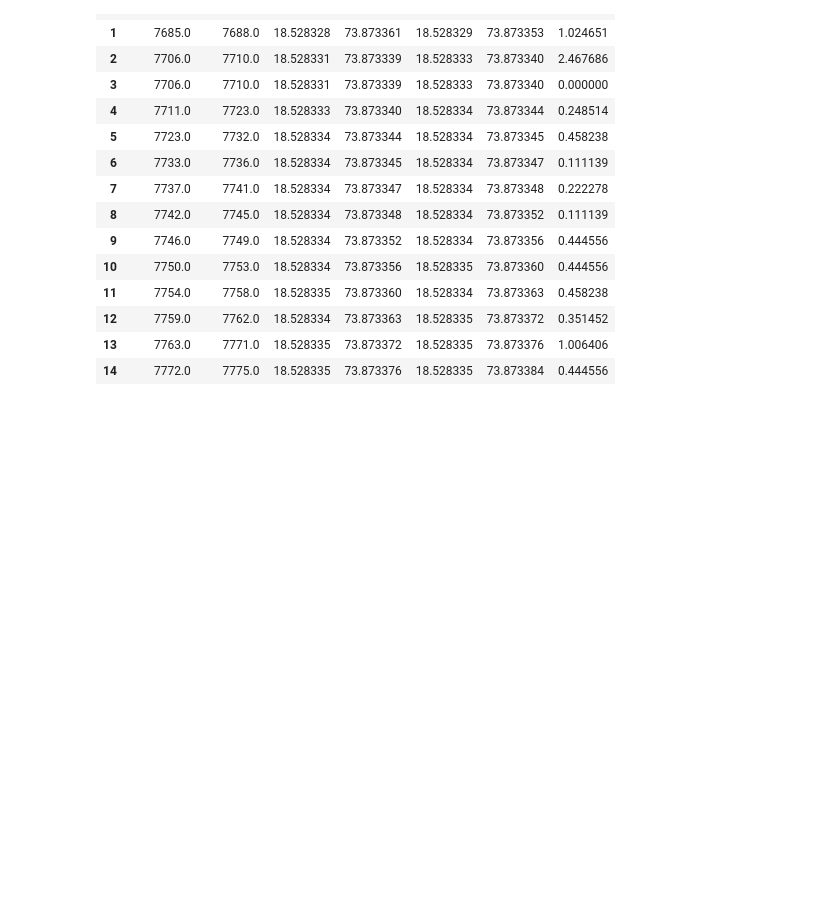
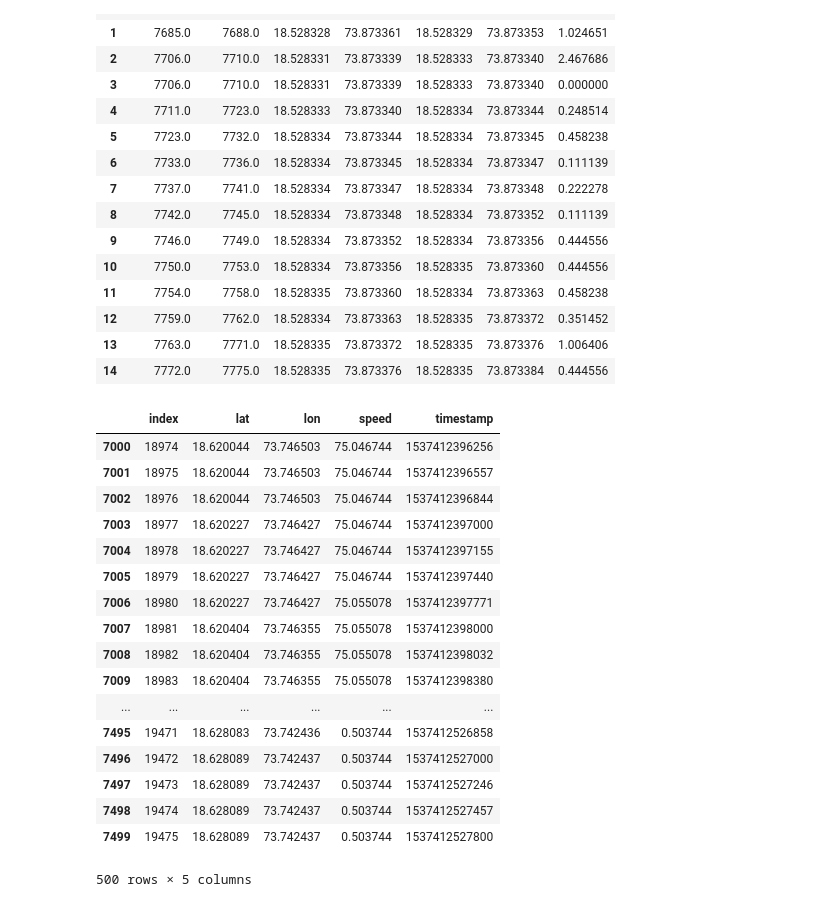
Before and after one commit to anish2197/data-analystics, a Jupyter notebook: Day 6 and 7.ipynb, the cells around one changed output. Saved outputs shown, nothing was run; the diff lists cells and outputs as text; code cells hidden in the pictures; blank space fills up the shorter version.

```diff
--- a/Day 6 and 7.ipynb
+++ b/Day 6 and 7.ipynb
@@ -645,5 +645,27 @@ def remove_duplicates(df_turns):
 
     if (np.absolute(start_frame1 - start_frame2) >= FRAMES_THRESHOLD) or (np.absolute(end_frame1 - end_frame2) >= FRAMES_THRESHOLD):
         #Need to finish
+# %%
+import gmplot as gm
+df_trip
+# %% [output]
+|  | index | lat | lon | speed | timestamp |
+| 7000 | 18974 | 18.620044 | 73.746503 | 75.046744 | 1537412396256 |
+| 7001 | 18975 | 18.620044 | 73.746503 | 75.046744 | 1537412396557 |
+| 7002 | 18976 | 18.620044 | 73.746503 | 75.046744 | 1537412396844 |
+| 7003 | 18977 | 18.620227 | 73.746427 | 75.046744 | 1537412397000 |
+| 7004 | 18978 | 18.620227 | 73.746427 | 75.046744 | 1537412397155 |
+| 7005 | 18979 | 18.620227 | 73.746427 | 75.046744 | 1537412397440 |
+| 7006 | 18980 | 18.620227 | 73.746427 | 75.055078 | 1537412397771 |
+| 7007 | 18981 | 18.620404 | 73.746355 | 75.055078 | 1537412398000 |
+| 7008 | 18982 | 18.620404 | 73.746355 | 75.055078 | 1537412398032 |
+| 7009 | 18983 | 18.620404 | 73.746355 | 75.055078 | 1537412398380 |
+| ... | ... | ... | ... | ... | ... |
+| 7495 | 19471 | 18.628083 | 73.742436 | 0.503744 | 1537412526858 |
+| 7496 | 19472 | 18.628089 | 73.742437 | 0.503744 | 1537412527000 |
+| 7497 | 19473 | 18.628089 | 73.742437 | 0.503744 | 1537412527246 |
+| 7498 | 19474 | 18.628089 | 73.742437 | 0.503744 | 1537412527457 |
+| 7499 | 19475 | 18.628089 | 73.742437 | 0.503744 | 1537412527800 |
+500 rows × 5 columns
 # %%
 # %% [output]
```
Also changed, not shown: parts of 1 cell of this notebook, 3 other files.
